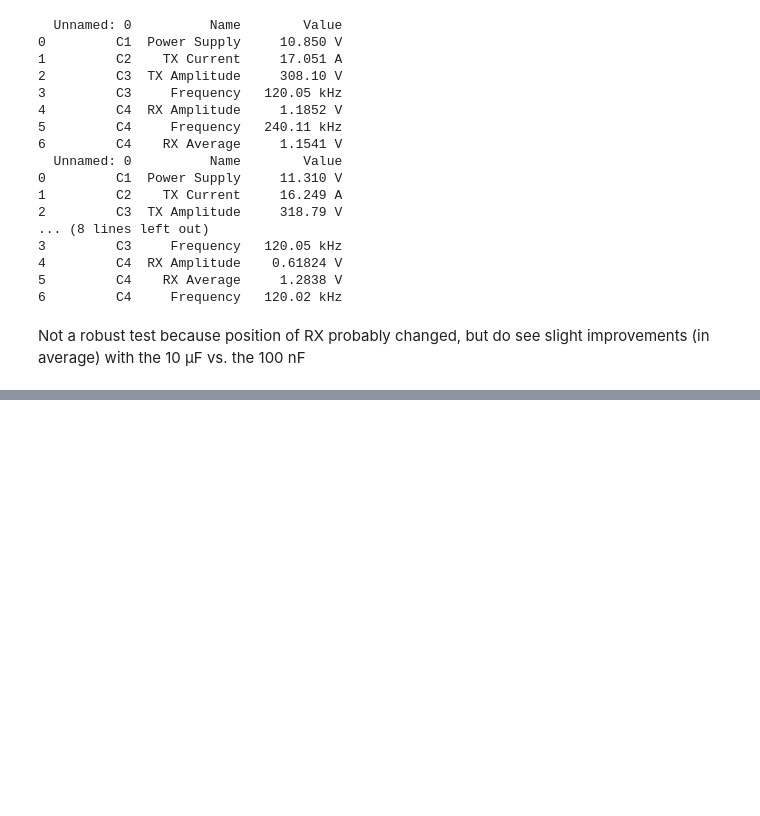
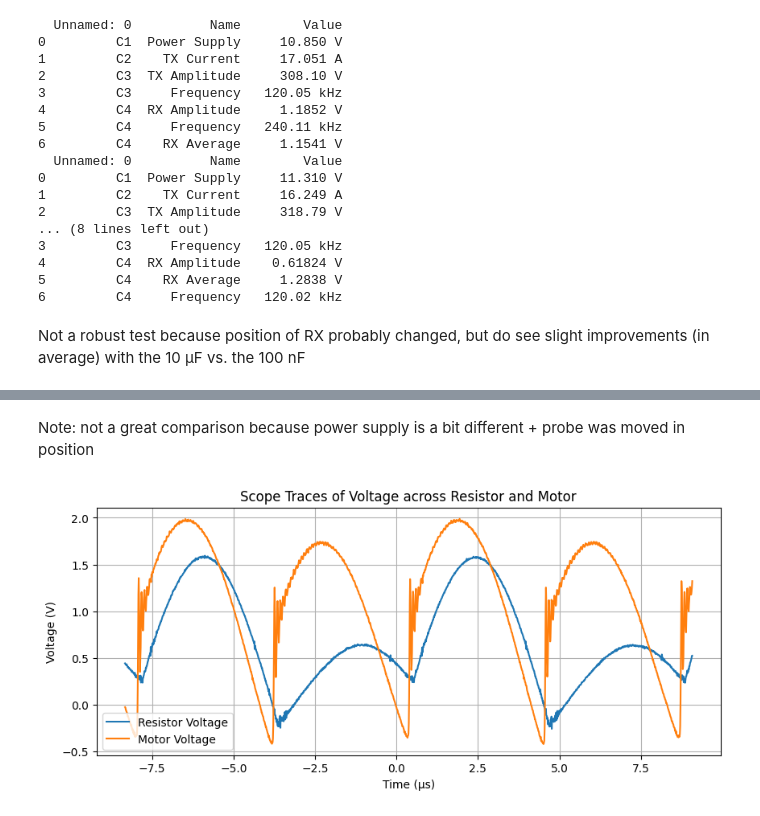
Before and after one commit to davisgtoth/Wireless-Drone-Data-Analysis, a Jupyter notebook: analysis.ipynb, the cells around one changed output, grey strips where cells are left out. Saved outputs shown, nothing was run; the diff lists cells and outputs as text; code cells hidden in the pictures; blank space fills up the shorter version.

```diff
--- a/analysis.ipynb
+++ b/analysis.ipynb
@@ -739,0 +816,24 @@ Not a robust test because position of RX probably changed, but do see slight imp
+# %% [markdown]
+Note: not a great comparison because power supply is a bit different + probe was moved in position
+# %%
+motor = pd.read_csv('11-19_RX_motor/motor.csv', comment='#')
+mtime = motor['Time (s)'].to_numpy()
+mvoltage = motor['Channel 4 (V)'].to_numpy()*10
+
+freq = 120*1e3
+period = 1/freq
+start = np.argmin(np.abs(time + 1*period))
+stop = np.argmin(np.abs(time - 1*period))
+
+plt.figure(figsize=(10,4))
+plt.plot(time[start:stop+75]*1e6, voltage[start:stop+75], label='Resistor Voltage')
+plt.plot(mtime[start:stop+75]*1e6, mvoltage[start:stop+75], label='Motor Voltage')
+plt.xlabel('Time (\u03BCs)')
+plt.ylabel('Voltage (V)')
+plt.title('Voltage of ')
+plt.title('Scope Traces of Voltage across Resistor and Motor')
+plt.grid()
+plt.legend()
+plt.show()
+# %% [output]
+[figure, added]
```
Also changed, not shown: parts of 11 cells of this notebook, 4 other files.
